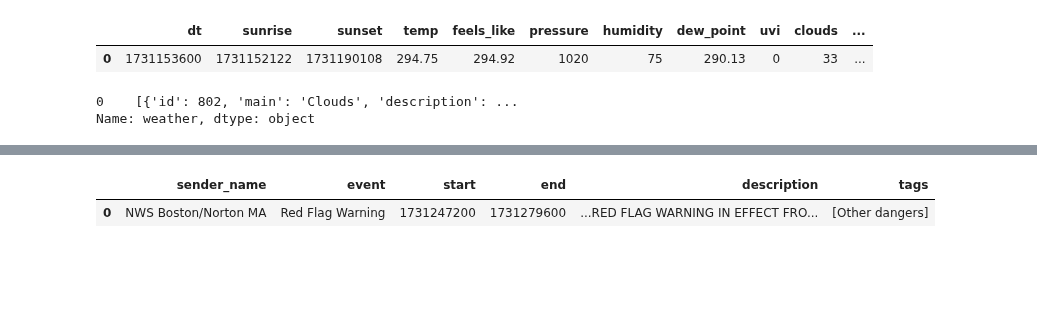
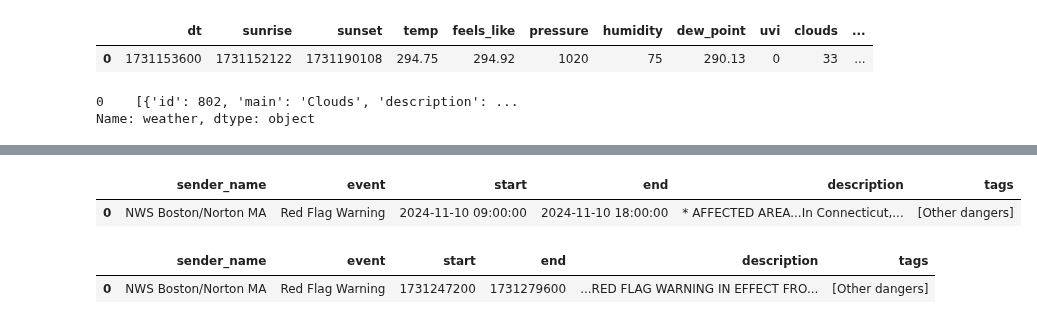
Before and after one commit to shroffr01/PersonalProject, a Jupyter notebook: new_test.ipynb, the cells around one changed output, grey strips where cells are left out. Drawn from its saved outputs; the diff is of its cells as text; code cells hidden in the pictures; blank space fills up the shorter version.

```diff
--- a/new_test.ipynb
+++ b/new_test.ipynb
@@ -592,3 +593,23 @@ df['weather'][0]
+# %%
+if 'alerts' in df.columns:
+    df_alert = pd.json_normalize(myjson['alerts'])
+    df_alert['start'] = df_alert['start'].apply(lambda x: datetime.fromtimestamp(x).strftime('%Y-%m-%d %H:%M:%S'))
+    df_alert['start'] = pd.to_datetime(df_alert['start'])
+    df_alert['end'] = df_alert['end'].apply(lambda x: datetime.fromtimestamp(x).strftime('%Y-%m-%d %H:%M:%S'))
+    df_alert['end'] = pd.to_datetime(df_alert['end'])
+
+    alerts_list = []
+
+    for i in range(len(df_alert)):
+        if desired_val > df_alert['start'][i] & desired_val <= df_alert['start'][i]:
+            alerts_list.append(df_alert['event'][0])
+else:
+    print('hi')
+# %%
+df_alert
+# %% [output]
+|  | sender_name | event | start | end | description | tags |
+| 0 | NWS Boston/Norton MA | Red Flag Warning | 2024-11-10 09:00:00 | 2024-11-10 18:00:00 | * AFFECTED AREA...In Connecticut,... | [Other dangers] |
 # %%
 df['dt'] = df['dt'].apply(lambda x: datetime.fromtimestamp(x, tz=timezone.utc))
 # %%
```
Also changed, not shown: parts of 1 cell of this notebook, 1 other file.
